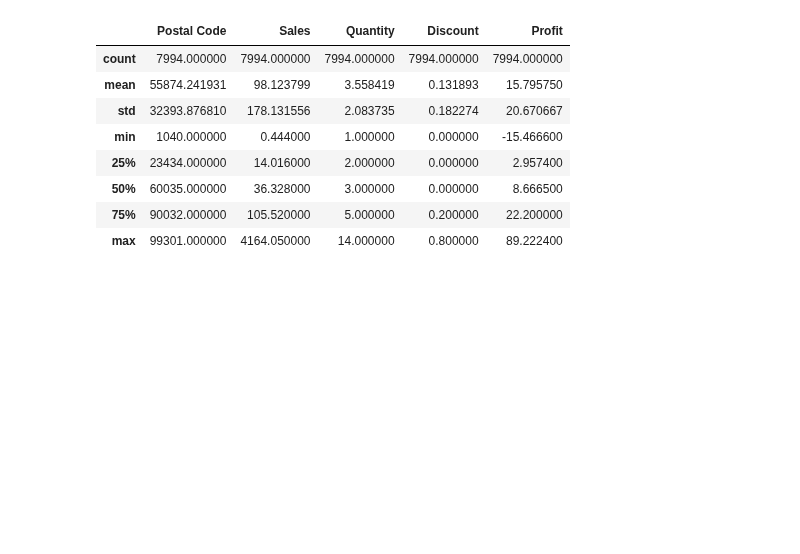
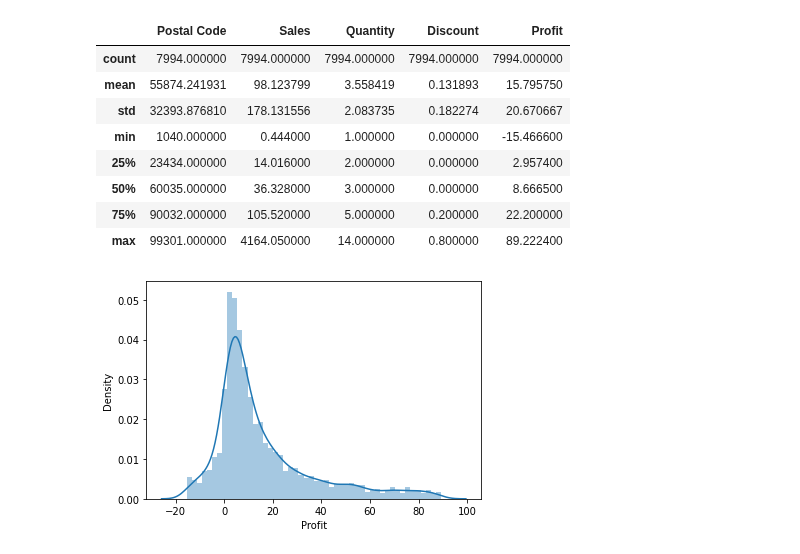
Before and after one commit to vectice/GettingStarted, a Jupyter notebook: 23.2/tutorial/Data Preparation.ipynb, the cells around one changed output. Drawn from its saved outputs; the diff is of its cells as text; code cells hidden in the pictures; blank space fills up the shorter version.

```diff
--- a/23.2/tutorial/Data Preparation.ipynb
+++ b/23.2/tutorial/Data Preparation.ipynb
@@ -85,7 +95,7 @@ def wrangle(filepath):
 
     return df
 # %%
-df = wrangle("SampleSuperstore.csv")
+df = wrangle("https://raw.githubusercontent.com/vectice/GettingStarted/aidann/tutorial_update/23.2/tutorial/SampleSuperstore.csv")
 df.describe()
 # %% [output]
 |  | Postal Code | Sales | Quantity | Discount | Profit |
@@ -97,3 +107,9 @@ df.describe()
 | 50% | 60035.000000 | 36.328000 | 3.000000 | 0.000000 | 8.666500 |
 | 75% | 90032.000000 | 105.520000 | 5.000000 | 0.200000 | 22.200000 |
 | max | 99301.000000 | 4164.050000 | 14.000000 | 0.800000 | 89.222400 |
+# %%
+#Checking for outliers
+sns.distplot(df["Profit"]);
+plt.savefig("Profit.png")
+# %% [output]
+[figure, added]
```
Also changed, not shown: parts of 20 cells of this notebook, 6 other files.
